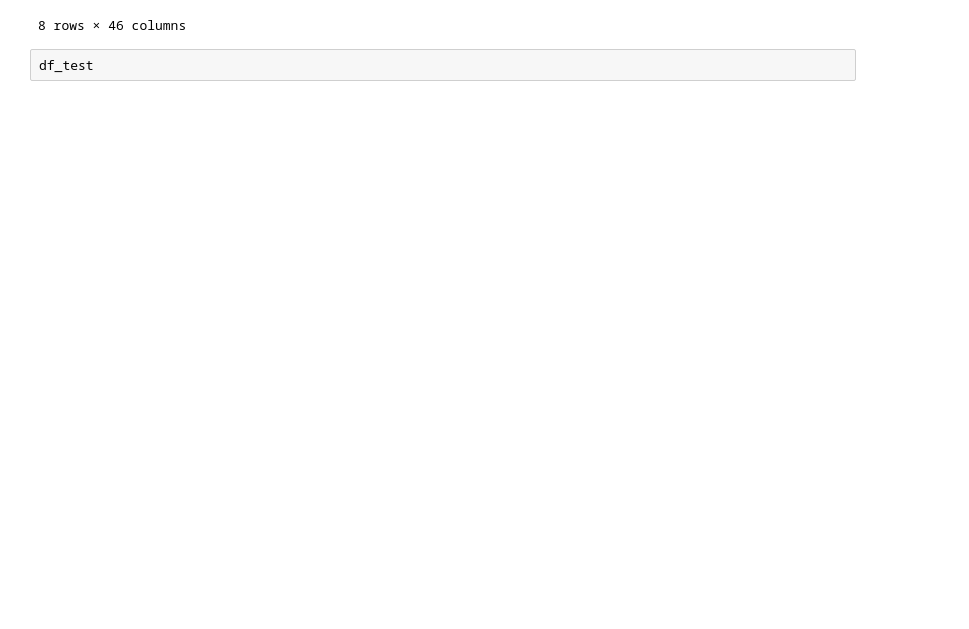
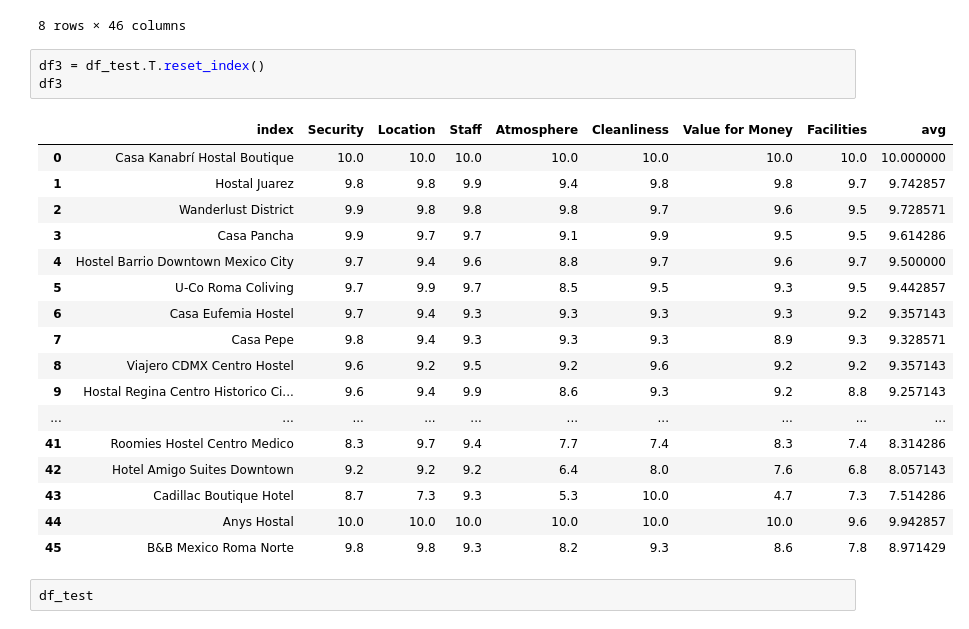
Before and after one commit to vknanavati/CIA-Factbook, a Jupyter notebook: Mexico.ipynb, the cells around one changed output. Cells and saved outputs as stored; diff of their text form; blank space fills up the shorter version.

```diff
--- a/Mexico.ipynb
+++ b/Mexico.ipynb
@@ -43,6 +106,27 @@ df_test
 | Facilities | 10.0 | 9.700000 | 9.500000 | 9.500000 | 9.7 | ... |
 | avg | 10.0 | 9.742857 | 9.728571 | 9.614286 | 9.5 | ... |
 8 rows × 46 columns
+# %%
+df3 = df_test.T.reset_index()
+df3
+# %% [output]
+|  | index | Security | Location | Staff | Atmosphere | Cleanliness | Value for Money | Facilities | avg |
+| 0 | Casa Kanabrí Hostal Boutique | 10.0 | 10.0 | 10.0 | 10.0 | 10.0 | 10.0 | 10.0 | 10.000000 |
+| 1 | Hostal Juarez | 9.8 | 9.8 | 9.9 | 9.4 | 9.8 | 9.8 | 9.7 | 9.742857 |
+| 2 | Wanderlust District | 9.9 | 9.8 | 9.8 | 9.8 | 9.7 | 9.6 | 9.5 | 9.728571 |
+| 3 | Casa Pancha | 9.9 | 9.7 | 9.7 | 9.1 | 9.9 | 9.5 | 9.5 | 9.614286 |
+| 4 | Hostel Barrio Downtown Mexico City | 9.7 | 9.4 | 9.6 | 8.8 | 9.7 | 9.6 | 9.7 | 9.500000 |
+| 5 | U-Co Roma Coliving | 9.7 | 9.9 | 9.7 | 8.5 | 9.5 | 9.3 | 9.5 | 9.442857 |
+| 6 | Casa Eufemia Hostel | 9.7 | 9.4 | 9.3 | 9.3 | 9.3 | 9.3 | 9.2 | 9.357143 |
+| 7 | Casa Pepe | 9.8 | 9.4 | 9.3 | 9.3 | 9.3 | 8.9 | 9.3 | 9.328571 |
+| 8 | Viajero CDMX Centro Hostel | 9.6 | 9.2 | 9.5 | 9.2 | 9.6 | 9.2 | 9.2 | 9.357143 |
+| 9 | Hostal Regina Centro Historico Ci... | 9.6 | 9.4 | 9.9 | 8.6 | 9.3 | 9.2 | 8.8 | 9.257143 |
+| ... | ... | ... | ... | ... | ... | ... | ... | ... | ... |
+| 41 | Roomies Hostel Centro Medico | 8.3 | 9.7 | 9.4 | 7.7 | 7.4 | 8.3 | 7.4 | 8.314286 |
+| 42 | Hotel Amigo Suites Downtown | 9.2 | 9.2 | 9.2 | 6.4 | 8.0 | 7.6 | 6.8 | 8.057143 |
+| 43 | Cadillac Boutique Hotel | 8.7 | 7.3 | 9.3 | 5.3 | 10.0 | 4.7 | 7.3 | 7.514286 |
+| 44 | Anys Hostal | 10.0 | 10.0 | 10.0 | 10.0 | 10.0 | 10.0 | 9.6 | 9.942857 |
+| 45 | B&B Mexico Roma Norte | 9.8 | 9.8 | 9.3 | 8.2 | 9.3 | 8.6 | 7.8 | 8.971429 |
 # %%
 df_test
 # %% [output]
```
Also changed, not shown: parts of 4 cells of this notebook.
